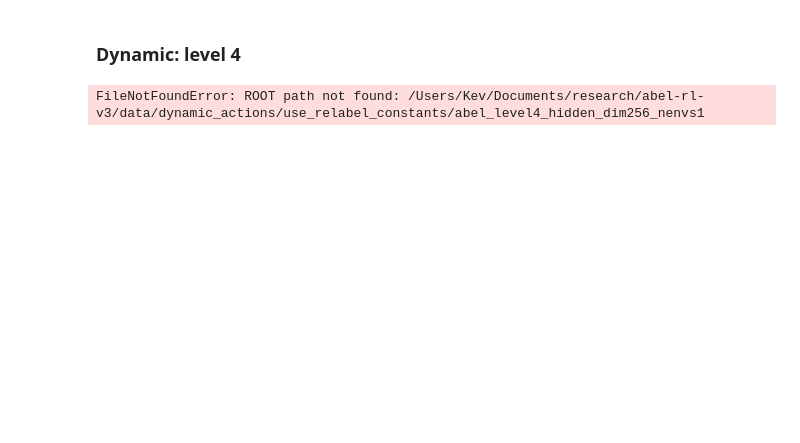
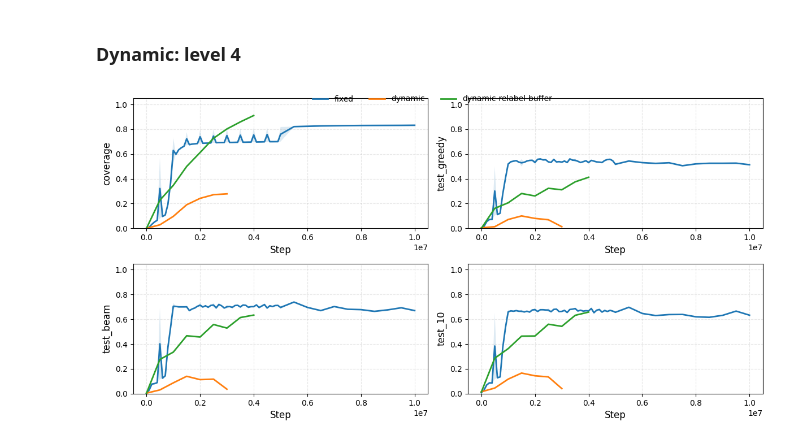
Before and after one commit to Khev/abel-rl-v3, a Jupyter notebook: plot_graphs.ipynb, the cells around one changed output. Cells and saved outputs as stored; diff of their text form; code cells hidden in the pictures; blank space fills up the shorter version.

```diff
--- a/plot_graphs.ipynb
+++ b/plot_graphs.ipynb
@@ -1637,8 +1637,8 @@ level = 4
 ROOTS = {
     "fixed": f"data/abel_level{level}_hidden_dim256_nenvs1",
     "dynamic": f"data/dynamic_actions/abel_level{level}_hidden_dim256_nenvs1",
-    "dynamic-relabel": f"data/dynamic_actions/use_relabel_constants/abel_level{level}_hidden_dim256_nenvs1",
-    "dynamic-buffer": f"data/dynamic_actions/use_buffer/abel_level{level}_hidden_dim256_nenvs1",
+    # "dynamic-relabel": f"data/dynamic_actions/use_relabel_constants/abel_level{level}_hidden_dim256_nenvs1",
+    # "dynamic-buffer": f"data/dynamic_actions/use_buffer/abel_level{level}_hidden_dim256_nenvs1",
     "dynamic-relabel-buffer": f"data/dynamic_actions/use_relabel_constants/use_buffer/abel_level{level}_hidden_dim256_nenvs1",
 }
 
@@ -1709,31 +1709,31 @@ for (agent, cfg), dfs in by_agent_cfg.items():
 fig, axes = plt.subplots(2, 2, figsize=(12, 6))
 axes = axes.ravel()
 
 for ax, (plot_name, _) in zip(axes, METRICS):
     for (agent, cfg), df in agg.items():
         mean_col = f"{plot_name}_mean"
         std_col  = f"{plot_name}_std"
         if mean_col not in df.columns:
             continue
         x = df["step"].values
         y = df[mean_col].values
         s = df[std_col].values
         label = f"{cfg}"
         ax.plot(x, y, label=label, linewidth=2)
         if np.isfinite(s).any():
             ax.fill_between(x, np.maximum(0, y - s), np.minimum(1, y + s), alpha=0.15)
 
     #ax.set_title(plot_name.replace("_", " ").title())
     ax.set_xlabel("Step")
     ax.set_ylabel(plot_name)
     ax.set_ylim([0, 1.05])
     ax.grid(True, linestyle="--", alpha=0.3)
 
 handles, labels = axes[0].get_legend_handles_labels()
 if handles:
     fig.legend(handles, labels, loc="upper center", ncol=min(4, len(labels)), frameon=False)
 
 plt.tight_layout()
 plt.show()
 # %% [output]
-FileNotFoundError: ROOT path not found: /Users/Kev/Documents/research/abel-rl-v3/data/dynamic_actions/use_relabel_constants/abel_level4_hidden_dim256_nenvs1
+[figure, added]
```
Also changed, not shown: parts of 1 cell of this notebook, 2 other files.
